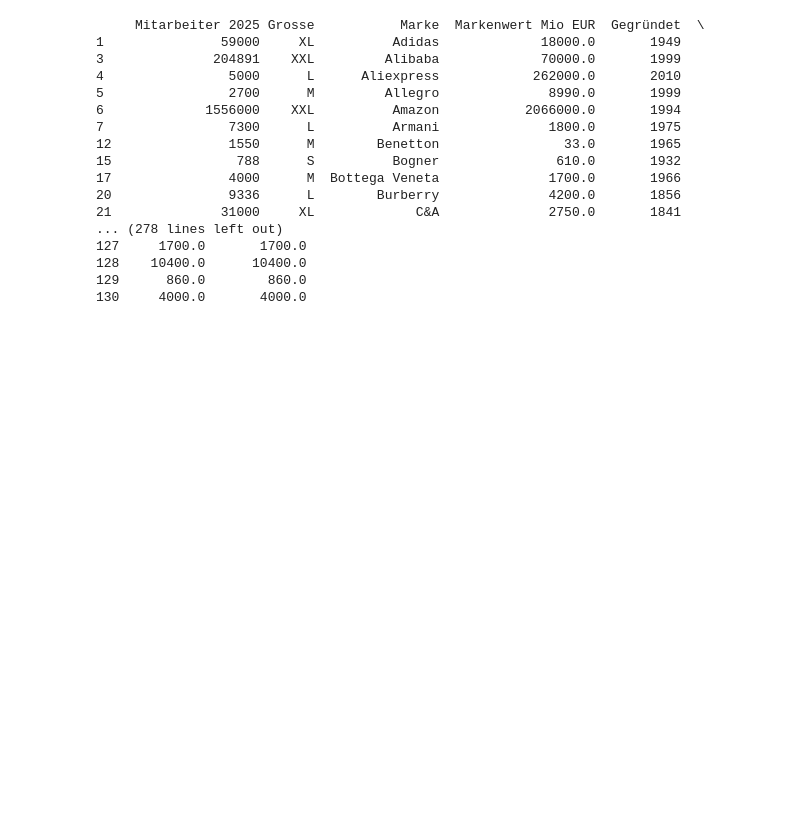
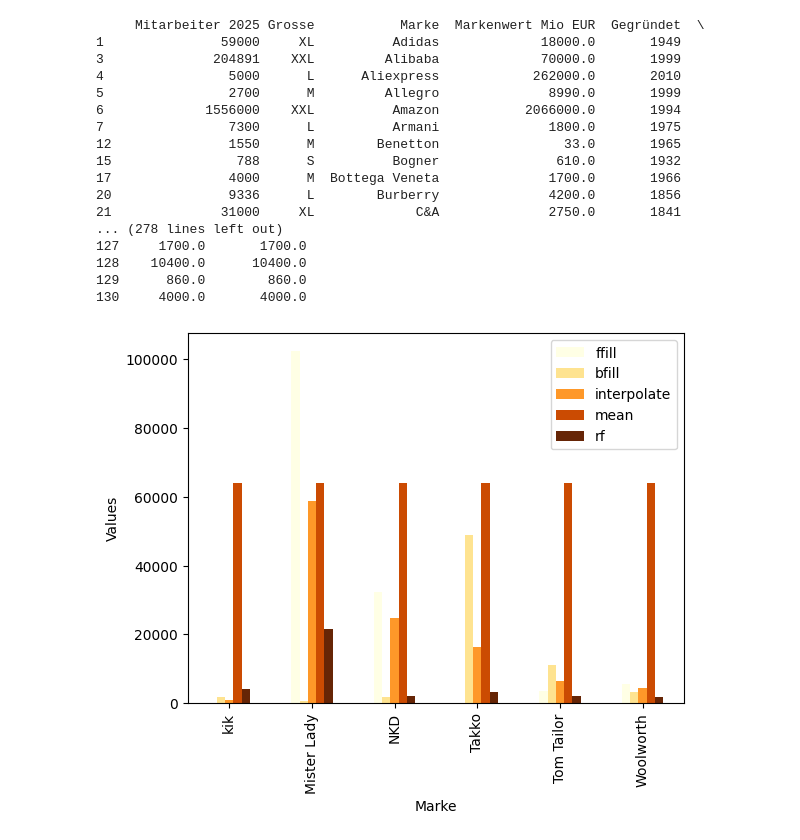
Before and after one commit to spribylova/PythonAppliedAnalytics, a Jupyter notebook: Fashion_File_missing_values_3.ipynb, the cells around one changed output. Saved outputs shown, nothing was run; the diff lists cells and outputs as text; code cells hidden in the pictures; blank space fills up the shorter version.

```diff
--- a/Fashion_File_missing_values_3.ipynb
+++ b/Fashion_File_missing_values_3.ipynb
@@ -292,3 +297,10 @@ print(Trainset.head(140))
 128    10400.0      10400.0
 129      860.0        860.0
 130     4000.0       4000.0
+# %%
+# Random Forest (deep brown color Markenwert Mio EUR) seems to be suitable
+filtered_df2.plot(x="Marke", y=["ffill","bfill","interpolate","mean","rf"], kind="bar", cmap='YlOrBr')
+plt.ylabel("Values");
+plt.show()
+# %% [output]
+[figure, added]
```
Also changed, not shown: parts of 4 cells of this notebook.
